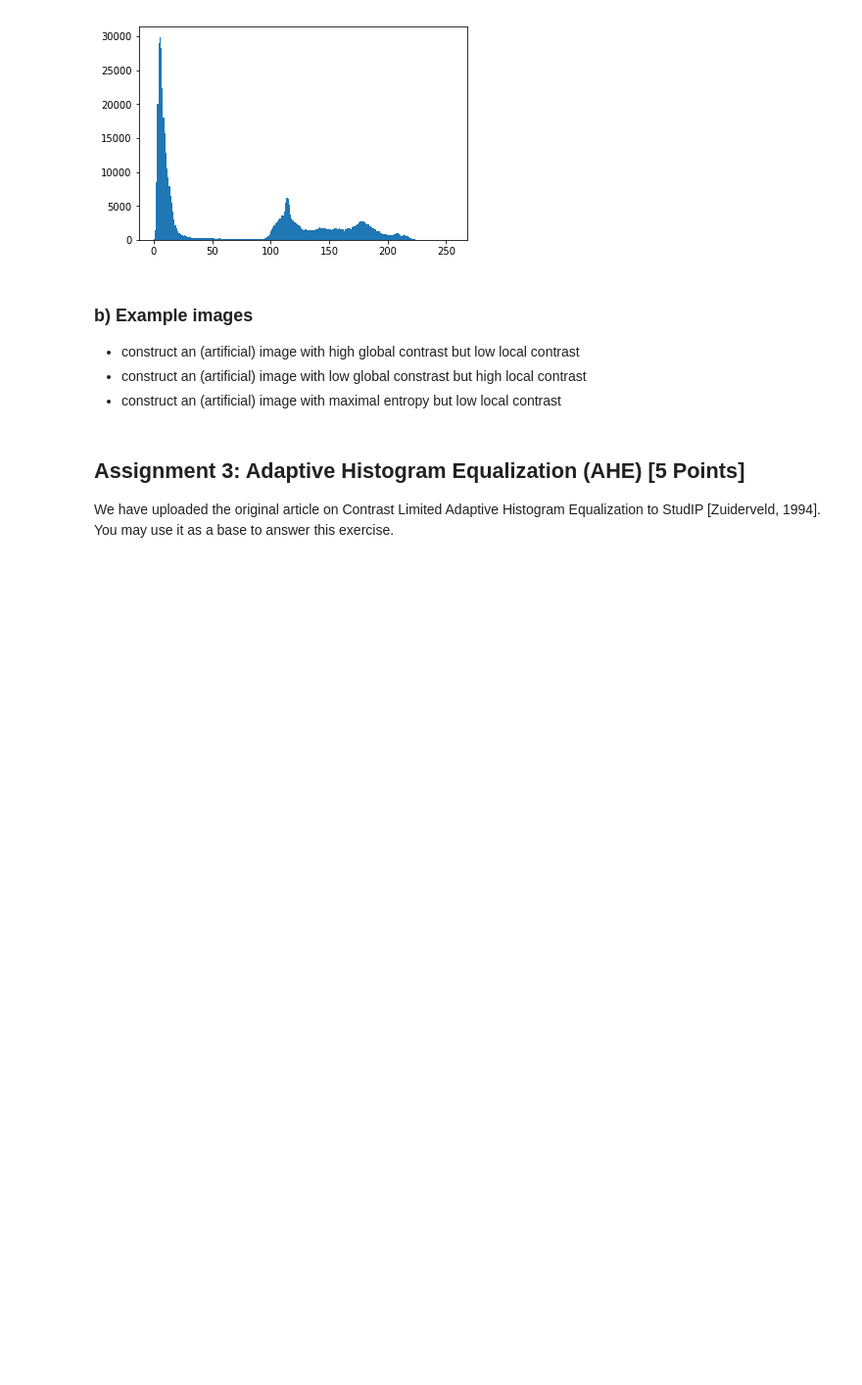
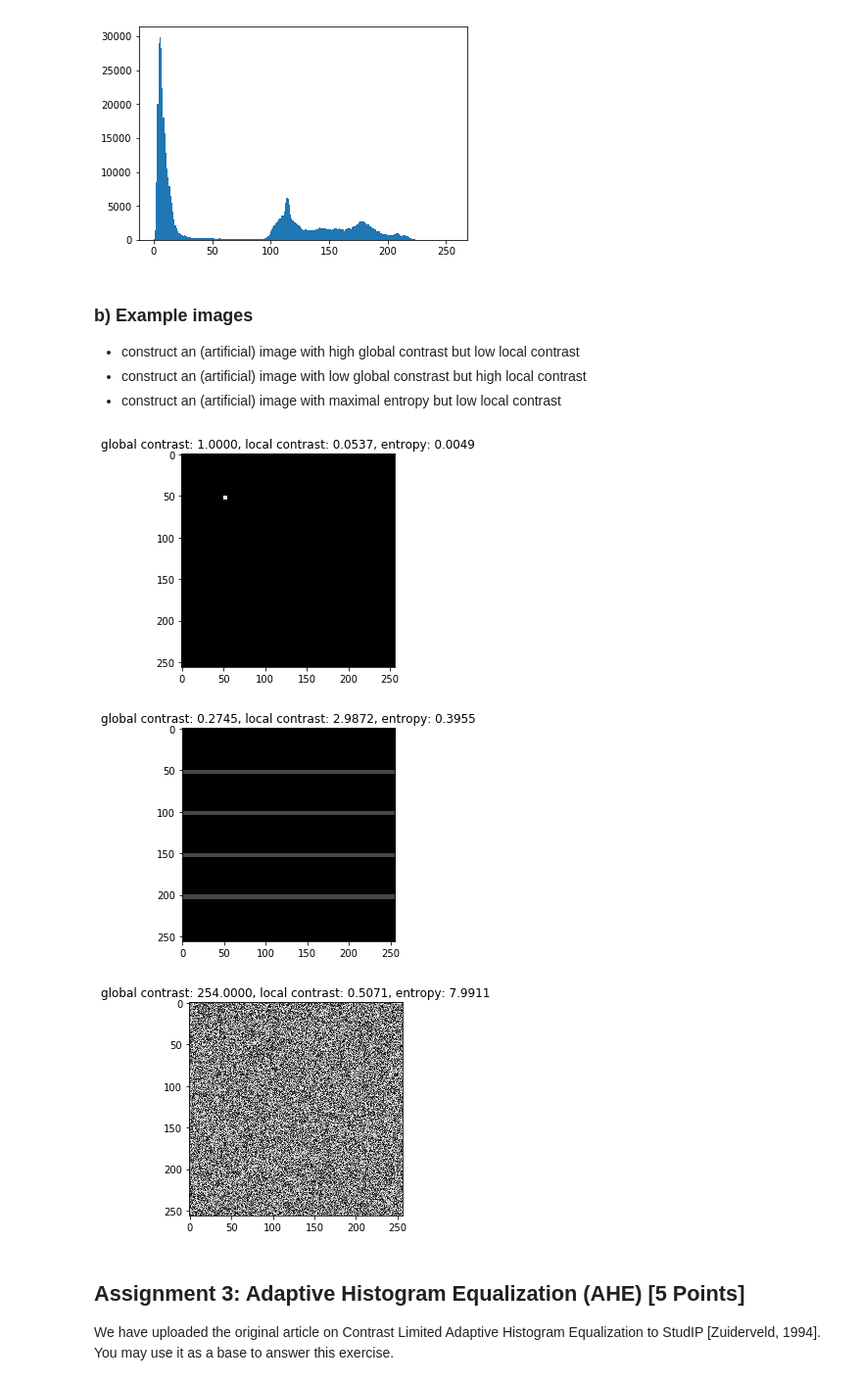
Before and after one commit to shorty-longbottom97/Computer_Vision, a Jupyter notebook: sheet02/sheet02.ipynb, the cells around one changed output. Shown at 98% size. Cells and saved outputs as stored; diff of their text form; code cells hidden in the pictures; blank space fills up the shorter version.

```diff
--- a/sheet02/sheet02.ipynb
+++ b/sheet02/sheet02.ipynb
@@ -230,28 +229,47 @@ plt.show()
 # %%
 %matplotlib inline
 import numpy as np
 import matplotlib.pyplot as plt
 
 def image_info(img):
     info = "global contrast: {:.4f}, local contrast: {:.4f}, entropy: {:.4f}"
     plt.title(info.format(global_contrast(img), local_contrast(img), entropy(img)))
     plt.imshow(img, vmin=0, vmax=255)
     plt.show()
 
 
 img1 = np.zeros((256, 256),np.uint8)
 # YOUR CODE HERE
+
+# just a single white square
+img1[50:55,50:55] = 255
+
 image_info(img1)
 
 
 img2 = np.zeros((256, 256),np.uint8)
 # YOUR CODE HERE
+
+# several stripes of low gray values
+img2[50:55] = 70
+img2[100:105] = 70
+img2[150:155] = 70
+img2[200:205] = 70
+
 image_info(img2)
 
 
 img3 = np.zeros((256, 256),np.uint8)
 # YOUR CODE HERE
+
+# random gray values within the given range
+img3 = np.random.randint(0, 255, size=(img3.shape[0],img3.shape[1]))
+
 image_info(img3)
+# %% [output]
+[figure, added]
+[figure, added]
+[figure, added]
 # %% [markdown]
 ## Assignment 3: Adaptive Histogram Equalization (AHE) [5 Points]
 
```
Also changed, not shown: parts of 1 cell of this notebook.
